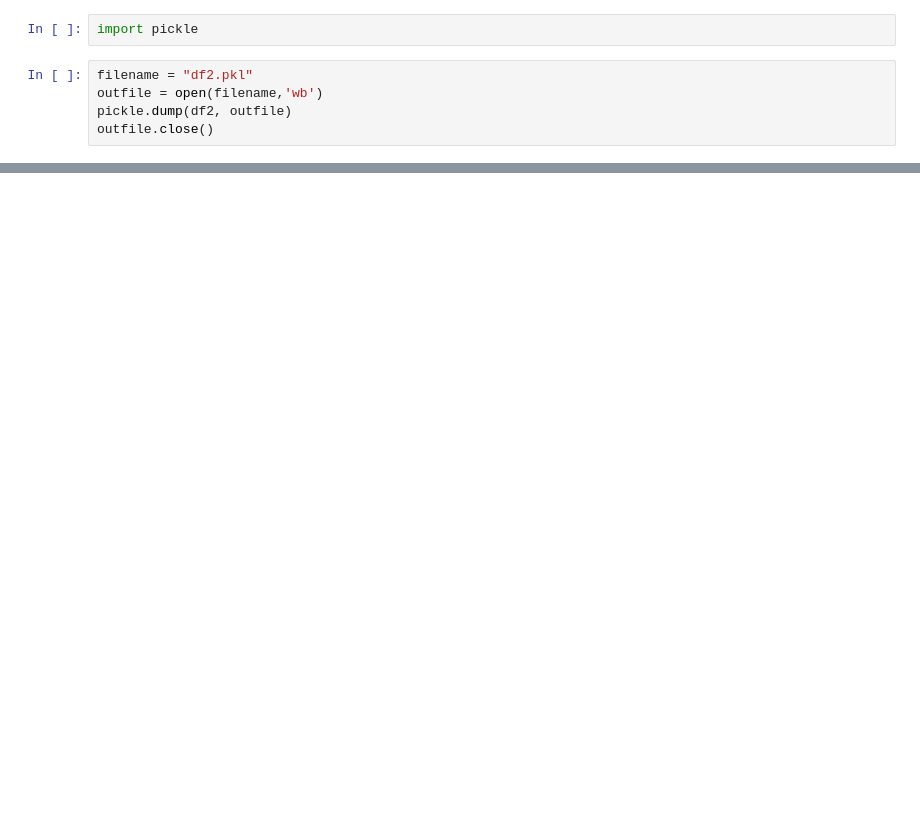
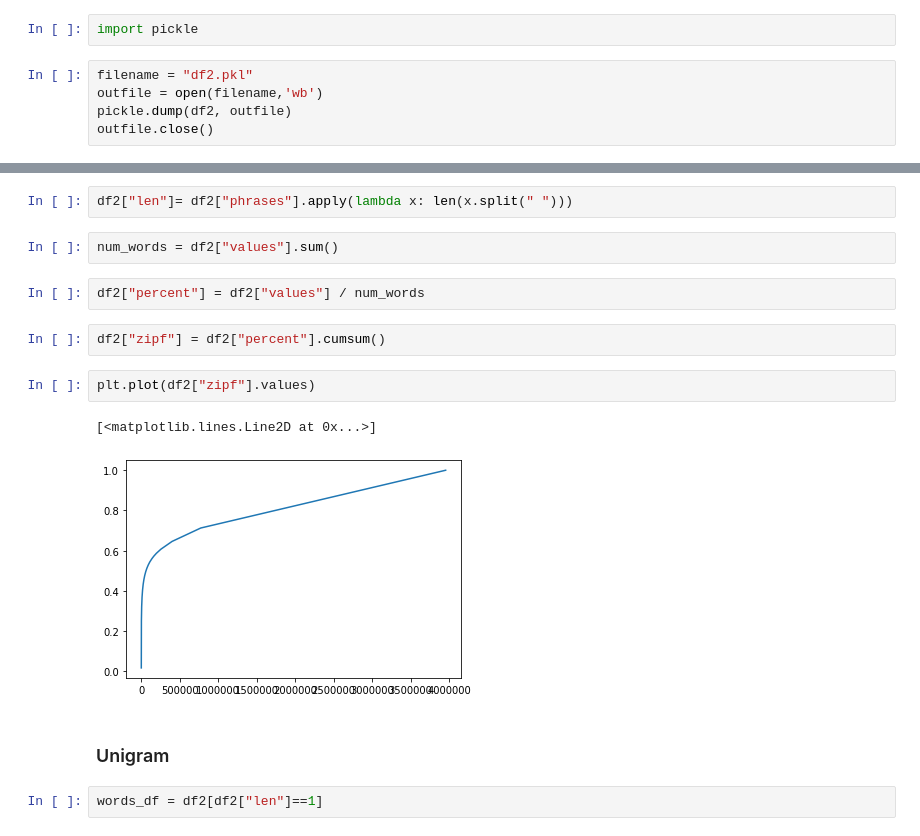
Before and after one commit to crawftv/latin_project, a Jupyter notebook: scrape persues.ipynb, the cells around one changed output, grey strips where cells are left out. Cells and saved outputs as stored; diff of their text form; blank space fills up the shorter version.

```diff
--- a/scrape persues.ipynb
+++ b/scrape persues.ipynb
@@ -330,0 +300,17 @@ outfile.close()
+# %%
+df2["len"]= df2["phrases"].apply(lambda x: len(x.split(" ")))
+# %%
+num_words = df2["values"].sum()
+# %%
+df2["percent"] = df2["values"] / num_words
+# %%
+df2["zipf"] = df2["percent"].cumsum()
+# %%
+plt.plot(df2["zipf"].values)
+# %% [output]
+[<matplotlib.lines.Line2D at 0x...>]
+[figure, added]
+# %% [markdown]
+### Unigram
+# %%
+words_df = df2[df2["len"]==1]
```
Also changed, not shown: parts of 33 cells of this notebook, 3 other files.
